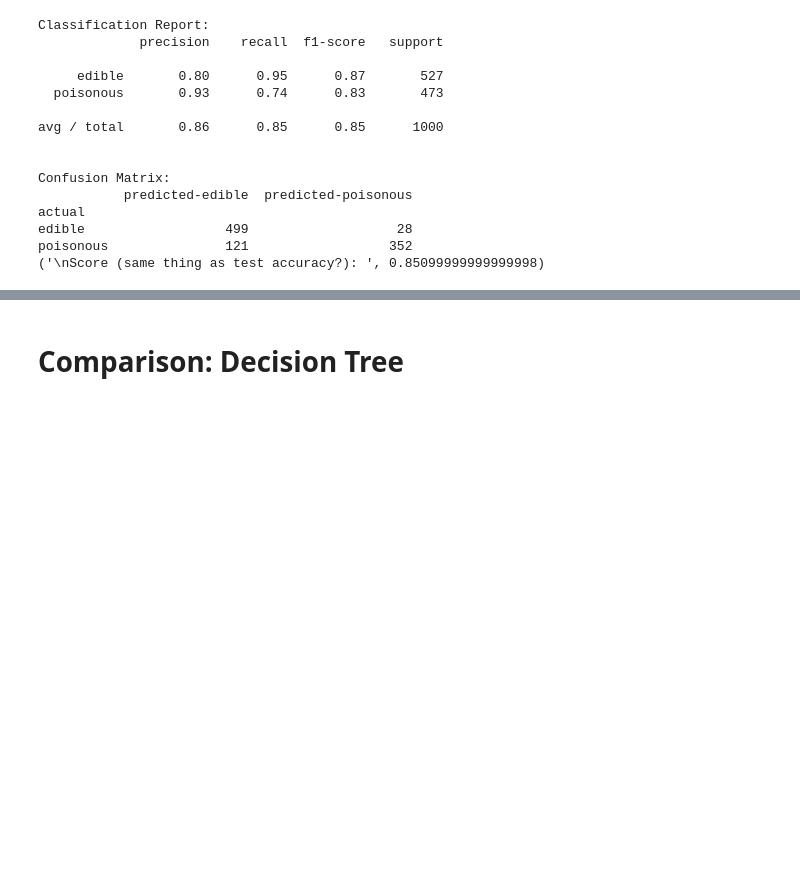
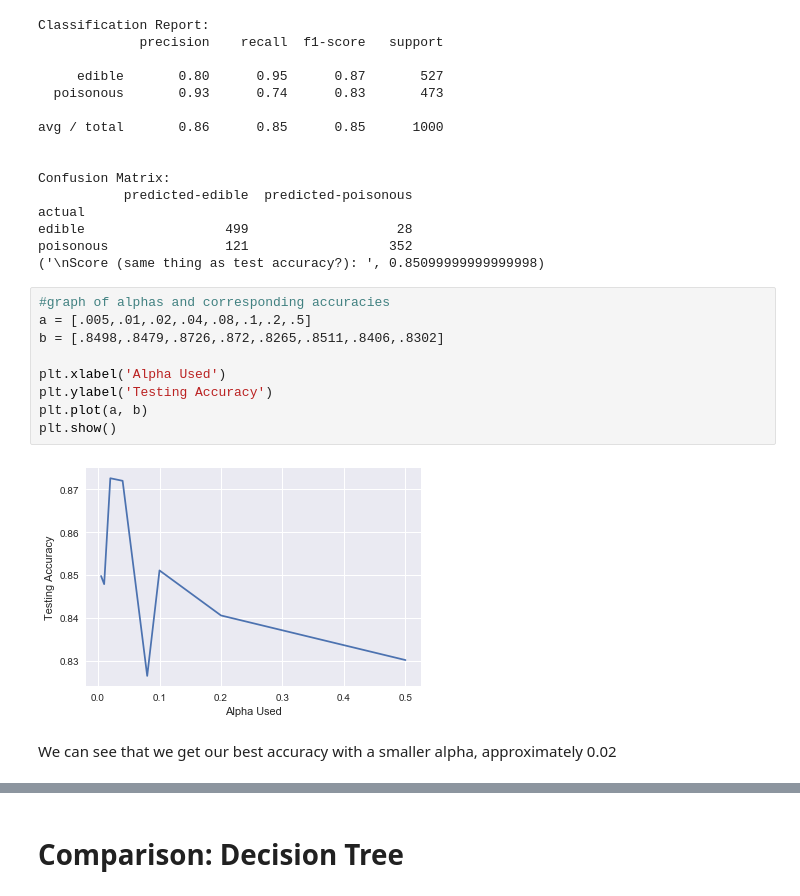
Before and after one commit to madysonmorris/Mushrooms, a Jupyter notebook: Mushroom Final.ipynb, the cells around one changed output, grey strips where cells are left out. Saved outputs shown, nothing was run; the diff lists cells and outputs as text; blank space fills up the shorter version.

```diff
--- a/Mushroom Final.ipynb
+++ b/Mushroom Final.ipynb
@@ -249,3 +254,16 @@ actual
 edible                  499                   28
 poisonous               121                  352
 ('\nScore (same thing as test accuracy?): ', 0.85099999999999998)
+# %%
+#graph of alphas and corresponding accuracies
+a = [.005,.01,.02,.04,.08,.1,.2,.5]
+b = [.8498,.8479,.8726,.872,.8265,.8511,.8406,.8302]
+
+plt.xlabel('Alpha Used')
+plt.ylabel('Testing Accuracy')
+plt.plot(a, b)
+plt.show()
+# %% [output]
+[figure, added]
+# %% [markdown]
+We can see that we get our best accuracy with a smaller alpha, approximately 0.02
```
Also changed, not shown: parts of 8 cells of this notebook.
